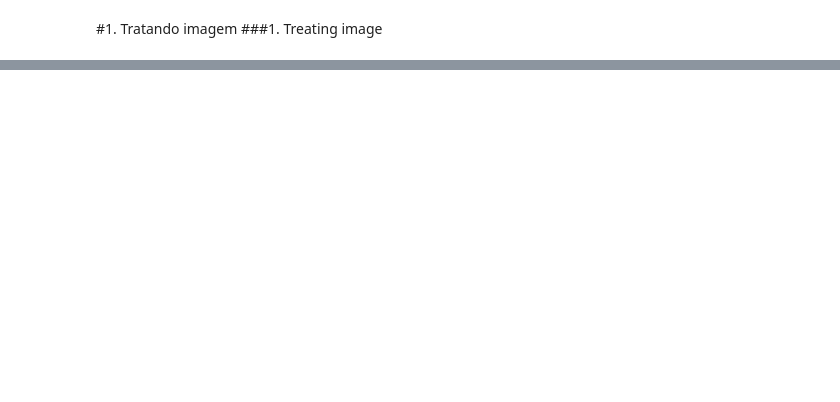
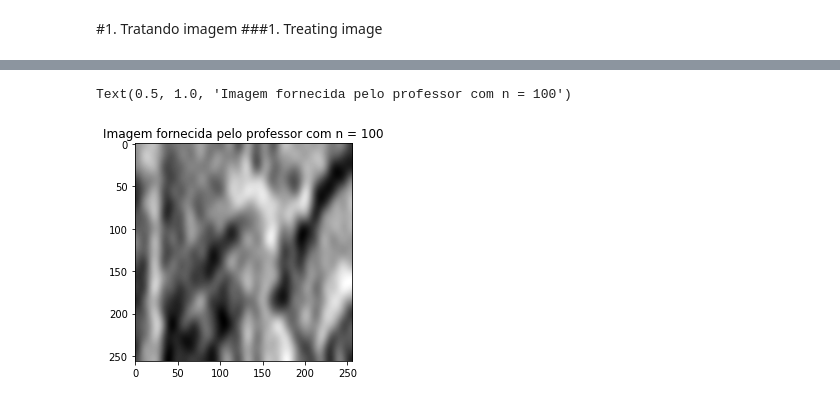
Before and after one commit to marciliojrr/PDI, a Jupyter notebook: PDI_Trabalho_prático_2_Marcílio_Júnior.ipynb, the cells around one changed output, grey strips where cells are left out. Saved outputs shown, nothing was run; the diff lists cells and outputs as text; code cells hidden in the pictures; blank space fills up the shorter version.

```diff
--- a/PDI_Trabalho_prático_2_Marcílio_Júnior.ipynb
+++ b/PDI_Trabalho_prático_2_Marcílio_Júnior.ipynb
@@ -235,0 +334,9 @@ Text(0.5, 1.0, 'Imagem original')
+# %%
+# Imagem exemplo fornecida pelo professor com n = 100.
+# Sample image provided by the teacher with n = 100.
+lena100 = Image.open('Lena_n100.png')
+plt.imshow(lena100, cmap='gray')
+plt.title('Imagem fornecida pelo professor com n = 100')
+# %% [output]
+Text(0.5, 1.0, 'Imagem fornecida pelo professor com n = 100')
+[figure, added]
```
Also changed, not shown: parts of 47 cells of this notebook.
